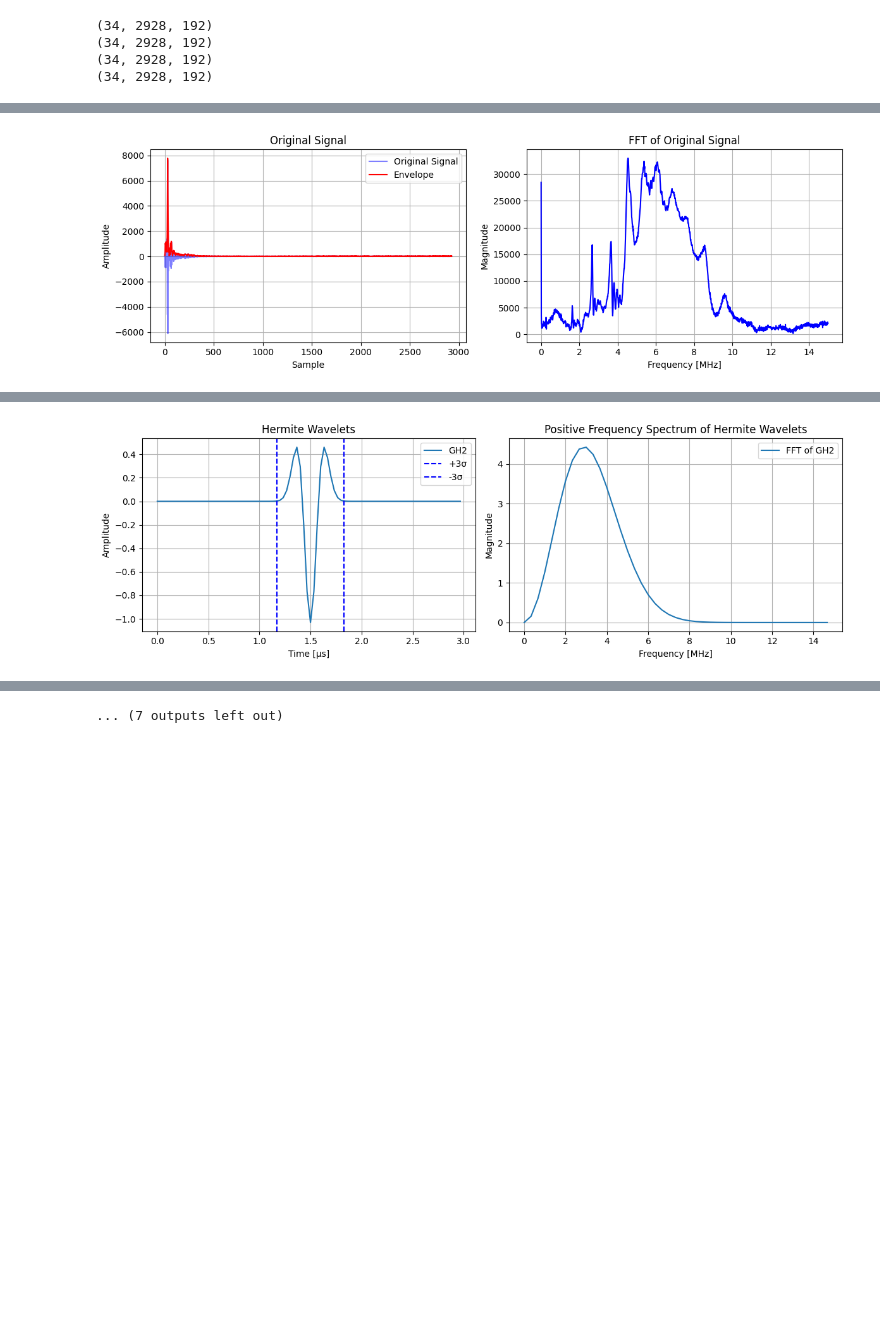
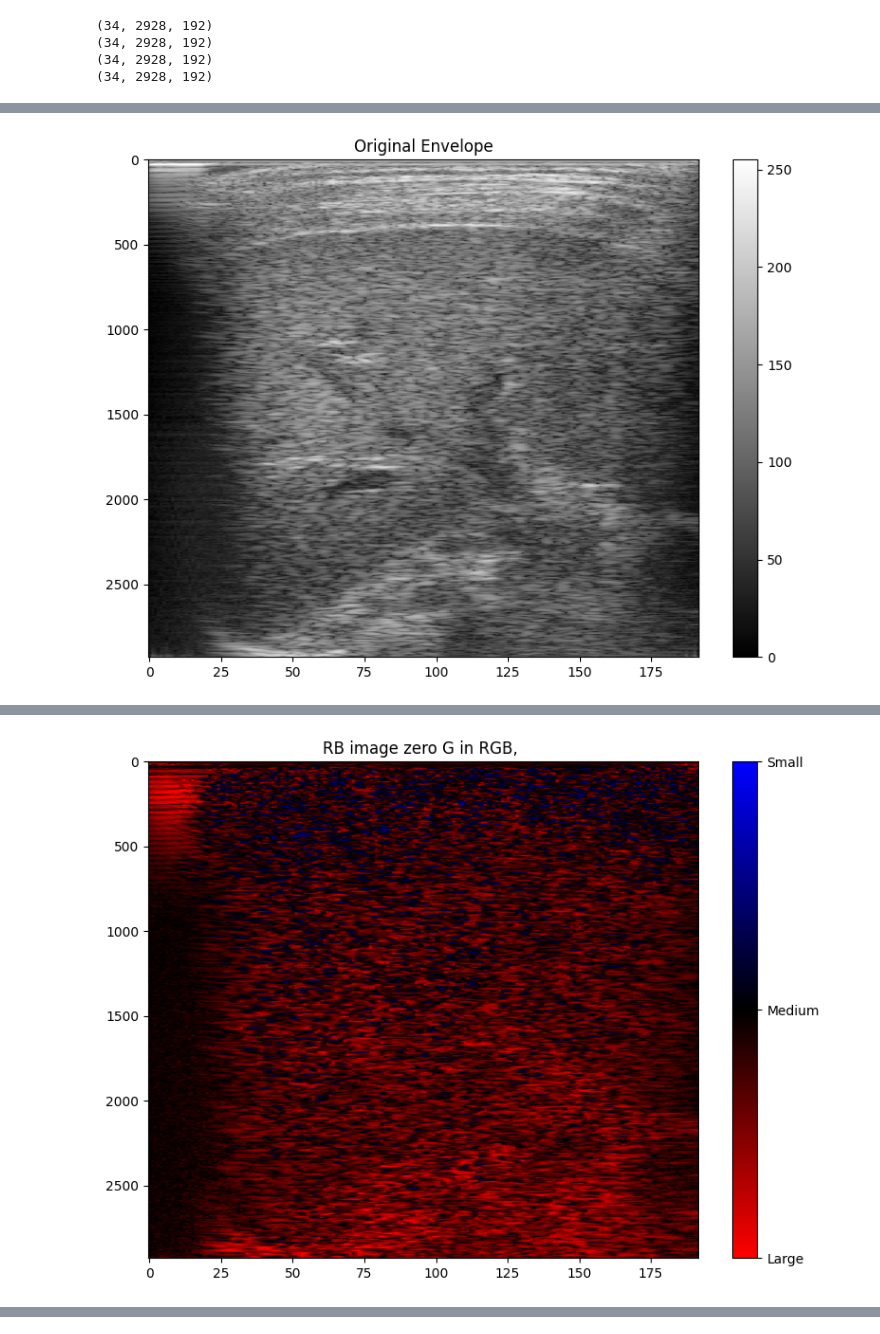
Before and after one commit to TUL-Dev/PyQuantUS, a Jupyter notebook: CLI-Demos/Utc.ipynb, the cells around one changed output, grey strips where cells are left out. Cells and saved outputs as stored; diff of their text form; code cells hidden in the pictures; blank space fills up the shorter version.

Commit message:
Hscan core method modification

```diff
--- a/CLI-Demos/Utc.ipynb
+++ b/CLI-Demos/Utc.ipynb
@@ -33,13 +33,13 @@
 # %% [markdown]
 # Read sample data
 # %%
-# from pyquantus.parse.clarius import ClariusParser
+from pyquantus.parse.clarius import ClariusParser
 
-# rf_path = r'd:\Omid\0_samples\6_test_with_without_gain\10.02.2025\raw_0_extracted\2025-01-28t07-20-59+0000_rf.raw'
-# rf_tgc_path = r'd:\Omid\0_samples\6_test_with_without_gain\10.02.2025\raw_0_extracted\2025-01-28T07-20-59+0000_env.tgc.yml'
-# info_path = r'd:\Omid\0_samples\6_test_with_without_gain\10.02.2025\raw_0_extracted\2025-01-28T07-20-59+0000_rf.yml'
+rf_path = r'd:\Omid\0_samples\6_test_with_without_gain\10.02.2025\raw_0_extracted\2025-01-28t07-20-59+0000_rf.raw'
+rf_tgc_path = r'd:\Omid\0_samples\6_test_with_without_gain\10.02.2025\raw_0_extracted\2025-01-28T07-20-59+0000_env.tgc.yml'
+info_path = r'd:\Omid\0_samples\6_test_with_without_gain\10.02.2025\raw_0_extracted\2025-01-28T07-20-59+0000_rf.yml'
 
-# data_obj = ClariusParser(rf_path, rf_tgc_path, info_path, visualize=True) # image = phantom for now
+data_obj = ClariusParser(rf_path, rf_tgc_path, info_path, visualize=True) # image = phantom for now
 # %%
 # signal_nd = data_obj.clarius_data_struct.rf
 # print(signal_nd.shape)
@@ -58,0 +57,3 @@ print(signal_nd.shape)
+# %%
+signal_nd = data_obj.clarius_data_struct.rf
+print(signal_nd.shape)
@@ -116,7 +119,9 @@ from pyquantus.utc.results import HscanPostProcessing
 
 settings = {
     'method': 'method_1', # method_1, method_2, method_3, method_4, method_5, method_6
-    'visualize': True,    # True, False
+    'visualize_wavelets': False,    # True, False
+    'visualize_signal': False,    # True, False
+    'visualize_hscan': True,    # True, False
     'clip_fact': 0.95,    # 0-1
     'dyn_range': 60,      # 0-100
 }
@@ -134 +148 @@ HscanPostProcessing(hscan_obj, **settings)
-[figure, old version]
+[figure, new version]
@@ -143 +150 @@ HscanPostProcessing(hscan_obj, **settings)
-[figure, old version]
+[figure, new version]
@@ -159 +155,0 @@ HscanPostProcessing(hscan_obj, **settings)
-... (7 outputs left out)
```
Also changed, not shown: parts of 5 cells of this notebook, 1 other file.
